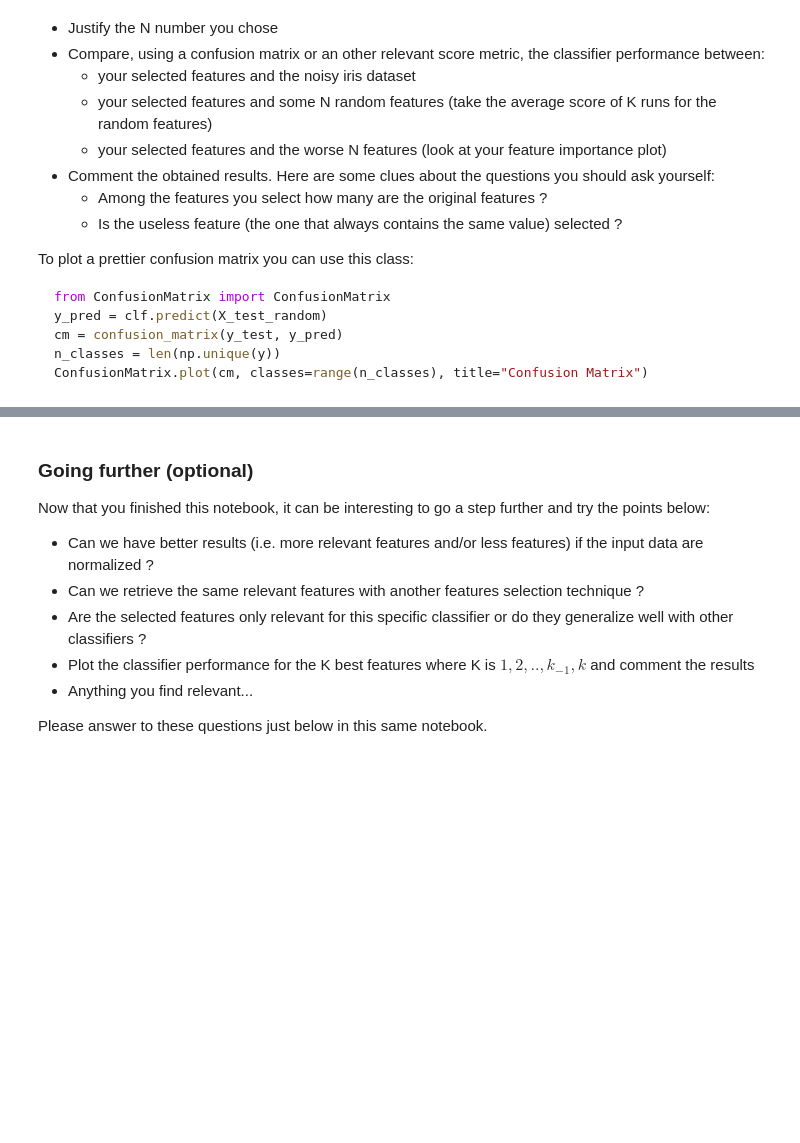
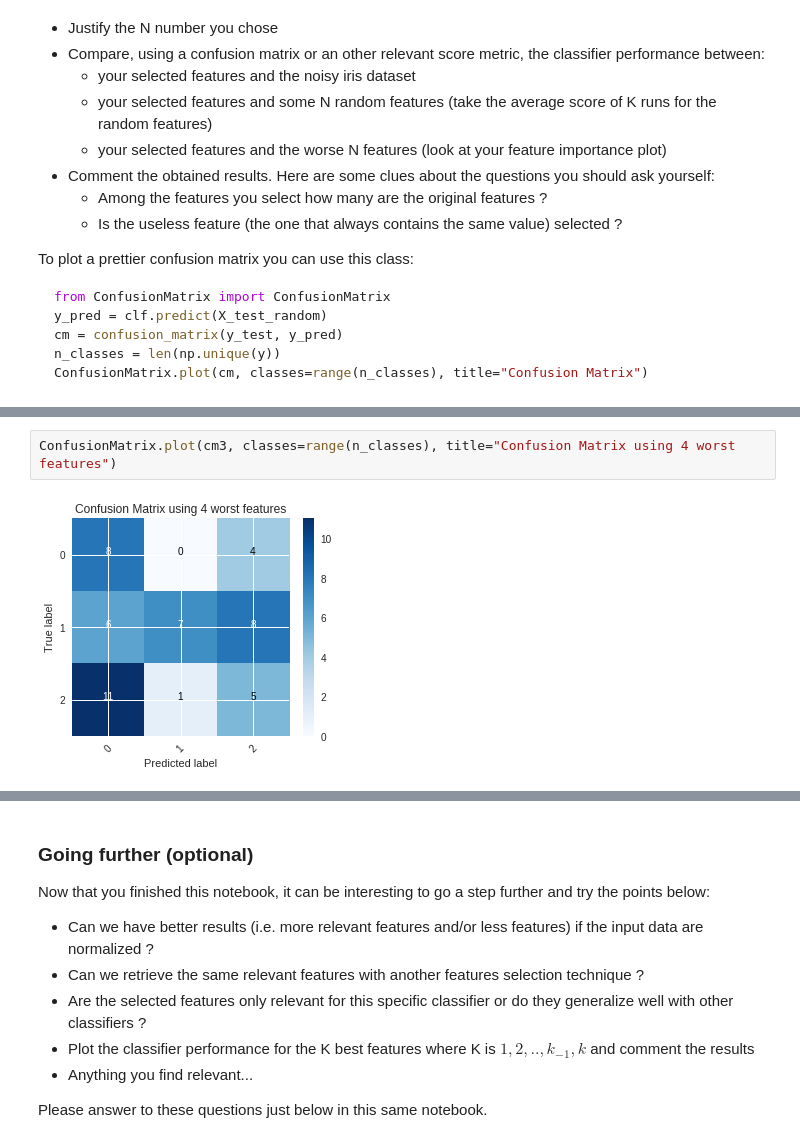
Before and after one commit to Penguinazor/mse.mldb.lab2, a Jupyter notebook: part_2/01-noisy-iris.ipynb, the cells around one changed output, grey strips where cells are left out. Saved outputs shown, nothing was run; the diff lists cells and outputs as text; blank space fills up the shorter version.

```diff
--- a/part_2/01-noisy-iris.ipynb
+++ b/part_2/01-noisy-iris.ipynb
@@ -210,0 +221,4 @@ The values for
+# %%
+ConfusionMatrix.plot(cm3, classes=range(n_classes), title="Confusion Matrix using 4 worst features")
+# %% [output]
+[figure, added]
```
Also changed, not shown: parts of 9 cells of this notebook.
